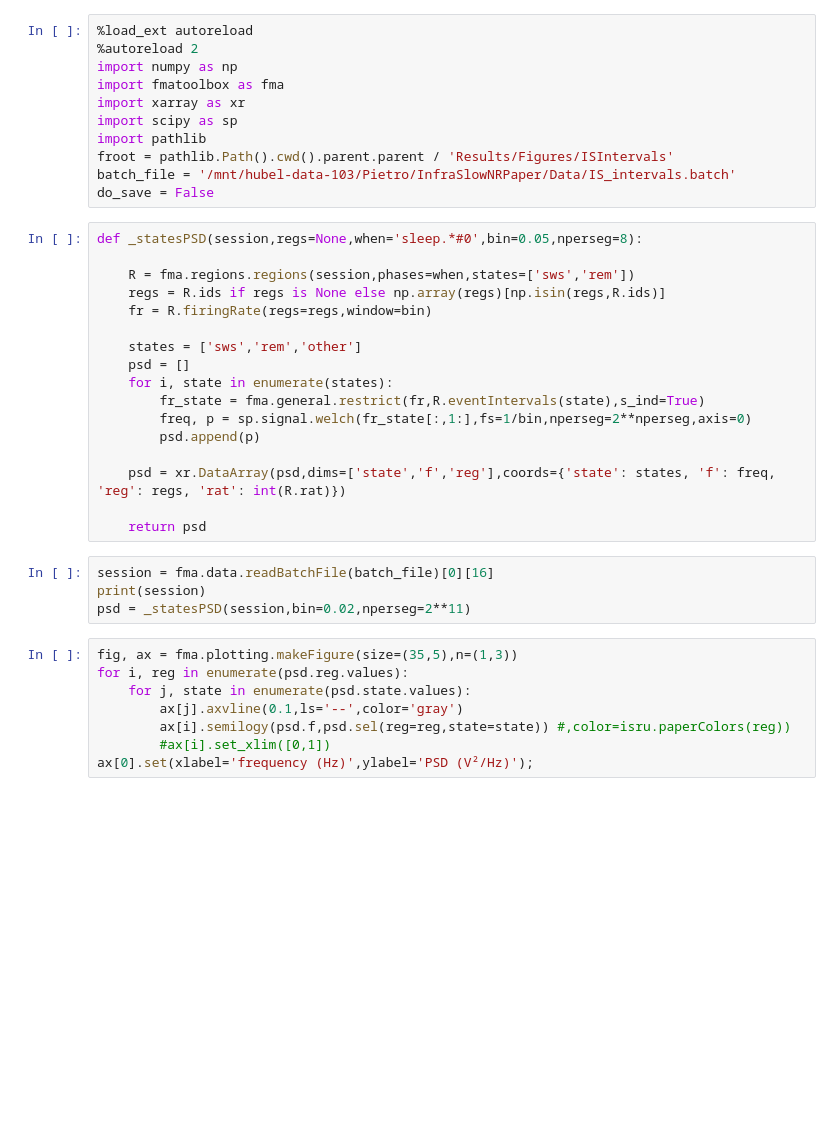
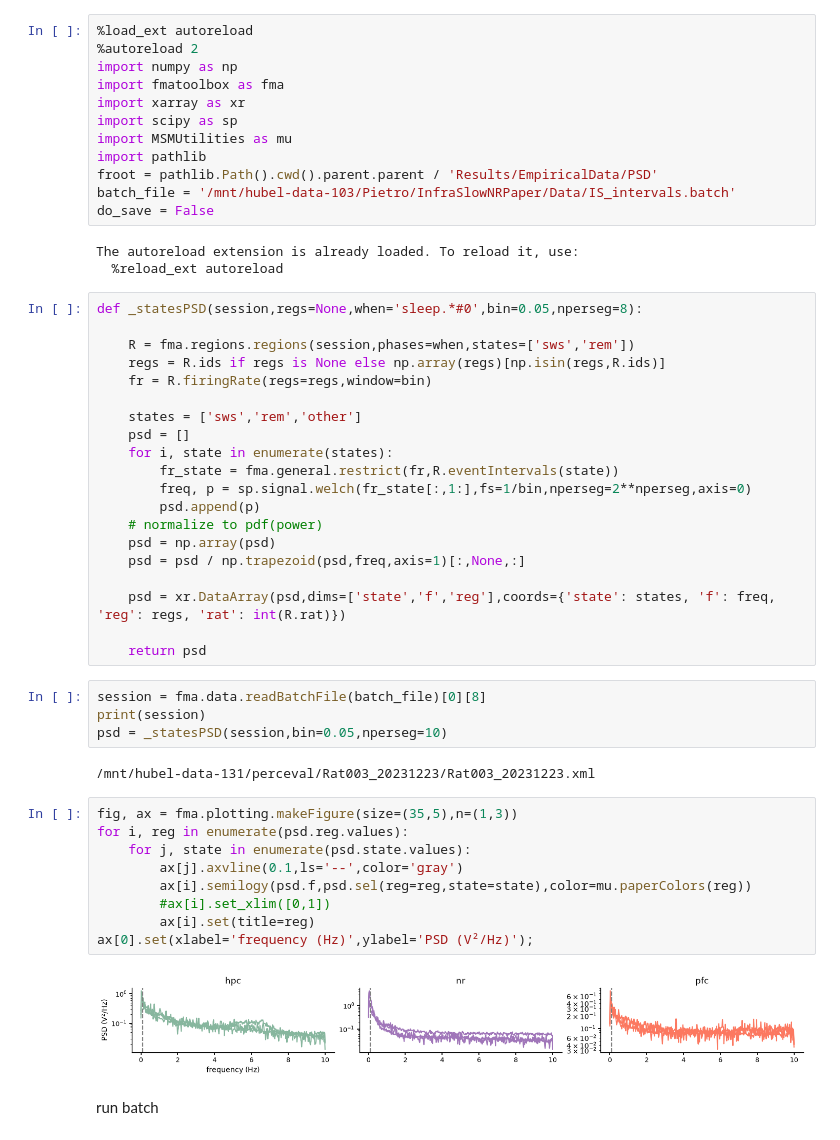
Before and after one commit to pietro-bozzo/MultiScaleMultiRegion, a Jupyter notebook: Code/EmpiricalData/behavioralStatesPSD.ipynb, the cells around one changed output. Cells and saved outputs as stored; diff of their text form; blank space fills up the shorter version.

```diff
--- a/Code/EmpiricalData/behavioralStatesPSD.ipynb
+++ b/Code/EmpiricalData/behavioralStatesPSD.ipynb
@@ -5,10 +5,14 @@ import numpy as np
 import fmatoolbox as fma
 import xarray as xr
 import scipy as sp
+import MSMUtilities as mu
 import pathlib
-froot = pathlib.Path().cwd().parent.parent / 'Results/Figures/ISIntervals'
+froot = pathlib.Path().cwd().parent.parent / 'Results/EmpiricalData/PSD'
 batch_file = '/mnt/hubel-data-103/Pietro/InfraSlowNRPaper/Data/IS_intervals.batch'
 do_save = False
+# %% [output]
+The autoreload extension is already loaded. To reload it, use:
+  %reload_ext autoreload
 # %%
 def _statesPSD(session,regs=None,when='sleep.*#0',bin=0.05,nperseg=8):
 
@@ -19,22 +23,32 @@ def _statesPSD(session,regs=None,when='sleep.*#0',bin=0.05,nperseg=8):
     states = ['sws','rem','other']
     psd = []
     for i, state in enumerate(states):
-        fr_state = fma.general.restrict(fr,R.eventIntervals(state),s_ind=True)
+        fr_state = fma.general.restrict(fr,R.eventIntervals(state))
         freq, p = sp.signal.welch(fr_state[:,1:],fs=1/bin,nperseg=2**nperseg,axis=0)
         psd.append(p)
+    # normalize to pdf(power)
+    psd = np.array(psd)
+    psd = psd / np.trapezoid(psd,freq,axis=1)[:,None,:]
 
     psd = xr.DataArray(psd,dims=['state','f','reg'],coords={'state': states, 'f': freq, 'reg': regs, 'rat': int(R.rat)})
 
     return psd
 # %%
-session = fma.data.readBatchFile(batch_file)[0][16]
+session = fma.data.readBatchFile(batch_file)[0][8]
 print(session)
-psd = _statesPSD(session,bin=0.02,nperseg=2**11)
+psd = _statesPSD(session,bin=0.05,nperseg=10)
+# %% [output]
+/mnt/hubel-data-131/perceval/Rat003_20231223/Rat003_20231223.xml
 # %%
 fig, ax = fma.plotting.makeFigure(size=(35,5),n=(1,3))
 for i, reg in enumerate(psd.reg.values):
     for j, state in enumerate(psd.state.values):
         ax[j].axvline(0.1,ls='--',color='gray')
-        ax[i].semilogy(psd.f,psd.sel(reg=reg,state=state)) #,color=isru.paperColors(reg))
+        ax[i].semilogy(psd.f,psd.sel(reg=reg,state=state),color=mu.paperColors(reg))
         #ax[i].set_xlim([0,1])
+        ax[i].set(title=reg)
 ax[0].set(xlabel='frequency (Hz)',ylabel='PSD (V²/Hz)');
+# %% [output]
+[figure, added]
+# %% [markdown]
+run batch
```
Also changed, not shown: parts of 3 cells of this notebook, 4 other files.
